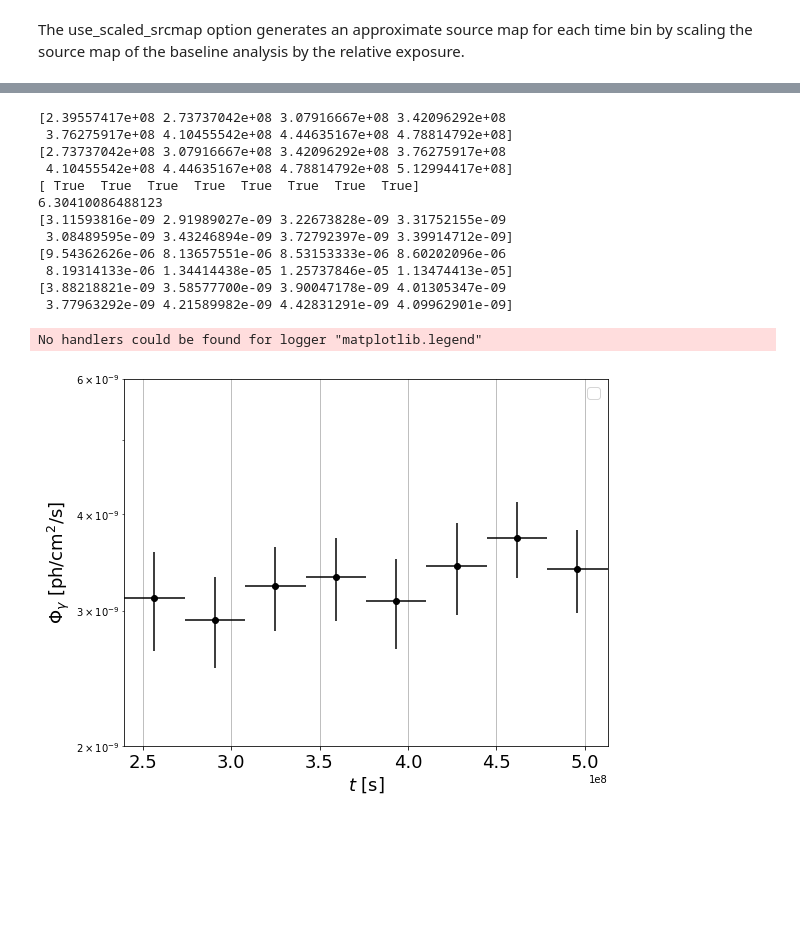
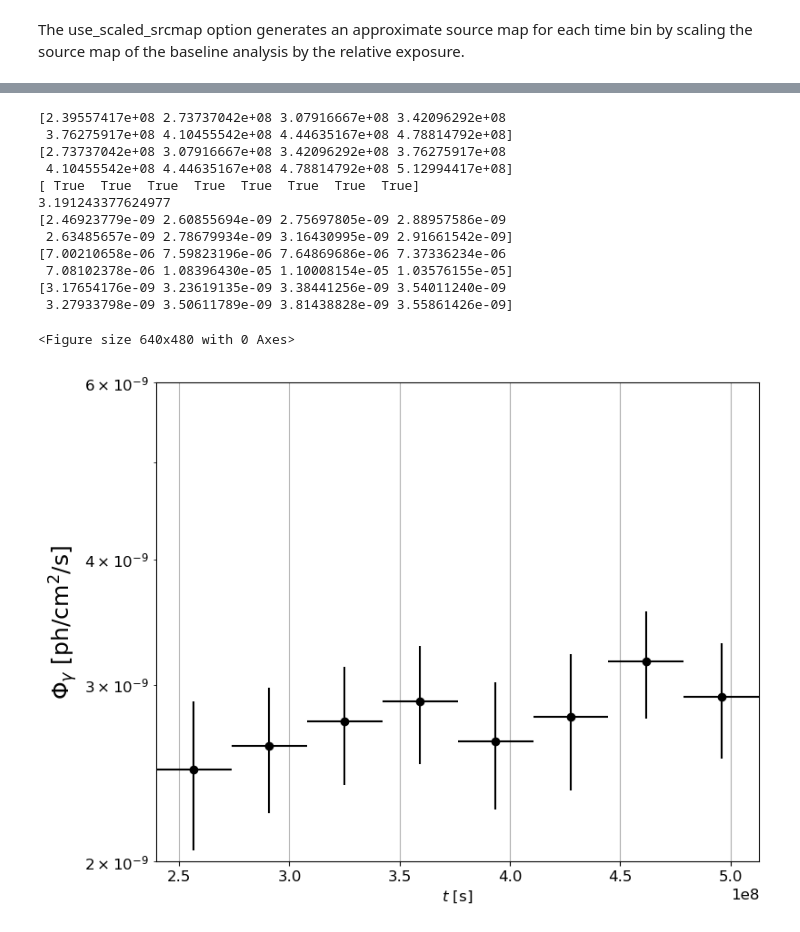
Before and after one commit to fermiPy/fermipy-extra, a Jupyter notebook: notebooks/SMC.ipynb, the cells around one changed output, grey strips where cells are left out. Cells and saved outputs as stored; diff of their text form; code cells hidden in the pictures; blank space fills up the shorter version.

```diff
--- a/notebooks/SMC.ipynb
+++ b/notebooks/SMC.ipynb
@@ -146,7 +182,7 @@ from fermipy.plotting import ROIPlotter, SEDPlotter
 import matplotlib.pyplot as plt
 import matplotlib
 # %%
-gta = GTAnalysis('./SMC_data/new_config.yaml')
+gta = GTAnalysis('new_config.yaml')
 matplotlib.interactive(True)
 gta.setup()
 # %% [output]
@@ -964,38 +1093,36 @@ Fitting shape 3FGL J2351.9-7601 TS:     21.466
 # %%
-print lc['tmin']
-print lc['tmax']
-print lc['fit_success']
-print lc['ts_var']
-print lc['flux']
-print lc['eflux']
-print lc['flux_ul95']
+print(lc['tmin'])
+print(lc['tmax'])
+print(lc['fit_success'])
+print(lc['ts_var'])
+print(lc['flux'])
+print(lc['eflux'])
+print(lc['flux_ul95'])
 # %% [output]
 [2.39557417e+08 2.73737042e+08 3.07916667e+08 3.42096292e+08
  3.76275917e+08 4.10455542e+08 4.44635167e+08 4.78814792e+08]
 [2.73737042e+08 3.07916667e+08 3.42096292e+08 3.76275917e+08
  4.10455542e+08 4.44635167e+08 4.78814792e+08 5.12994417e+08]
 [ True  True  True  True  True  True  True  True]
-6.30410086488123
-[3.11593816e-09 2.91989027e-09 3.22673828e-09 3.31752155e-09
- 3.08489595e-09 3.43246894e-09 3.72792397e-09 3.39914712e-09]
-[9.54362626e-06 8.13657551e-06 8.53153333e-06 8.60202096e-06
- 8.19314133e-06 1.34414438e-05 1.25737846e-05 1.13474413e-05]
-[3.88218821e-09 3.58577700e-09 3.90047178e-09 4.01305347e-09
- 3.77963292e-09 4.21589982e-09 4.42831291e-09 4.09962901e-09]
+3.191243377624977
+[2.46923779e-09 2.60855694e-09 2.75697805e-09 2.88957586e-09
+ 2.63485657e-09 2.78679934e-09 3.16430995e-09 2.91661542e-09]
+[7.00210658e-06 7.59823196e-06 7.64869686e-06 7.37336234e-06
+ 7.08102378e-06 1.08396430e-05 1.10008154e-05 1.03576155e-05]
+[3.17654176e-09 3.23619135e-09 3.38441256e-09 3.54011240e-09
+ 3.27933798e-09 3.50611789e-09 3.81438828e-09 3.55861426e-09]
 # %%
+plt.clf()
 fig = plt.figure(figsize=(8,6))
-plt.errorbar((lc['tmin']+lc['tmax'])/2., lc['flux'], yerr=lc['flux_err'], xerr=(lc['tmin']-lc['tmax'])/2., fmt="o", color="black")
+plt.errorbar((lc['tmin']+lc['tmax'])/2., lc['flux'], yerr=lc['flux_err'], xerr=(lc['tmax']-lc['tmin'])/2., fmt="o", color="black")
 plt.ylabel(r'$\Phi_{\gamma}$ [ph/cm$^2$/s]', fontsize=18)
-plt.xlabel(r'$t$ [s]', fontsize=18)
-plt.axis([lc['tmin'][0],lc['tmax'][len(lc['tmax'])-1],2e-9,6e-9], fontsize=18)
-plt.xticks(fontsize=18)
-plt.yticks(fontsize=18)
+plt.xlabel(r'$t$ [s]')
+plt.axis([lc['tmin'][0],lc['tmax'][len(lc['tmax'])-1],2e-9,6e-9])
 plt.grid(True)
 plt.yscale('log')
 plt.xscale('linear')
-plt.legend(loc=1,prop={'size':16},numpoints=1, scatterpoints=1, ncol=1)
 fig.tight_layout(pad=0.5)
 plt.show()
 # %% [output]
-No handlers could be found for logger "matplotlib.legend"
+<Figure size 640x480 with 0 Axes>
-[figure, old version]
+[figure, new version]
```
Also changed, not shown: parts of 54 cells of this notebook.
